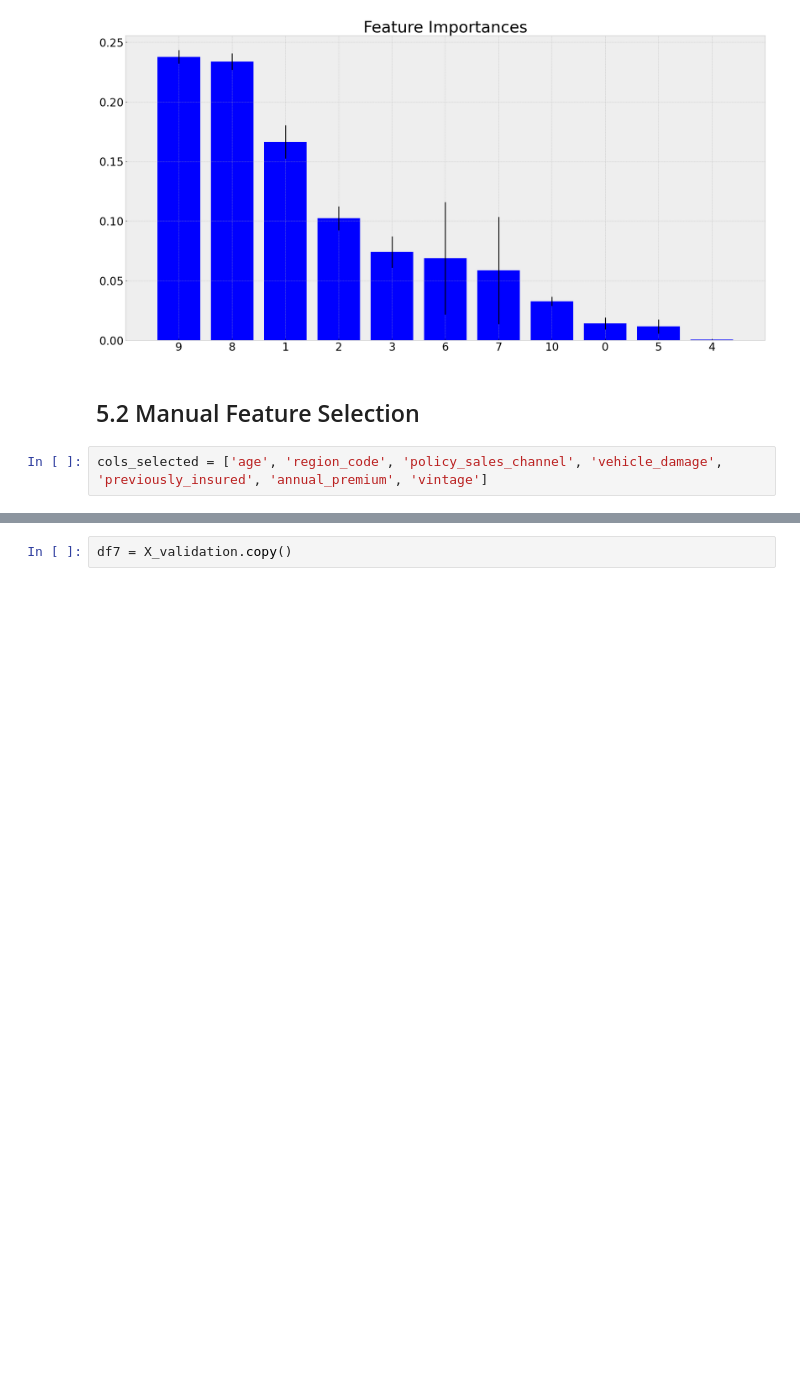
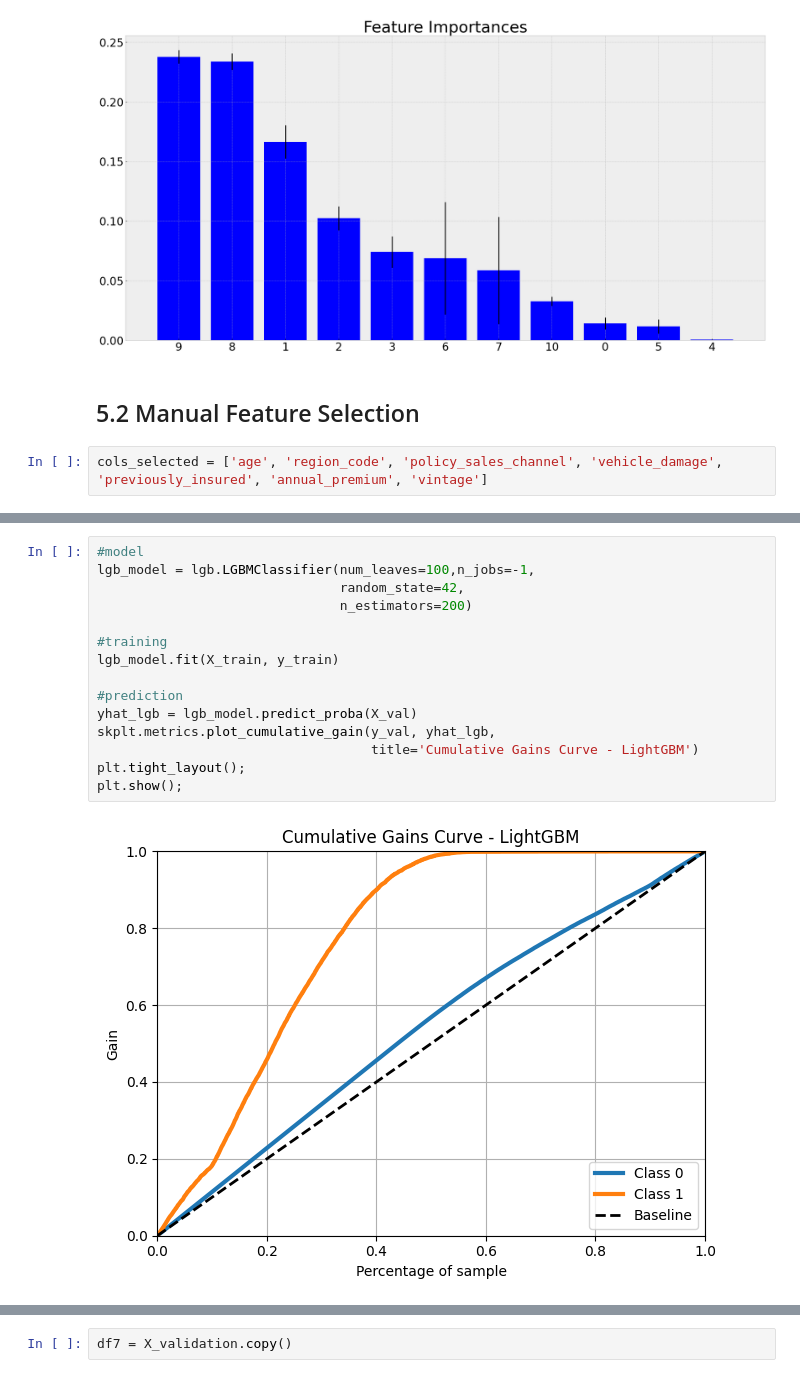
Before and after one commit to andersonrenatobonif/health_insurance, a Jupyter notebook: v01_health_insurance.ipynb, the cells around one changed output, grey strips where cells are left out. Cells and saved outputs as stored; diff of their text form; blank space fills up the shorter version.

```diff
--- a/v01_health_insurance.ipynb
+++ b/v01_health_insurance.ipynb
@@ -874,0 +898,17 @@ plt.show();
+# %%
+#model
+lgb_model = lgb.LGBMClassifier(num_leaves=100,n_jobs=-1,
+                               random_state=42,
+                               n_estimators=200)
+
+#training
+lgb_model.fit(X_train, y_train)
+
+#prediction
+yhat_lgb = lgb_model.predict_proba(X_val)
+skplt.metrics.plot_cumulative_gain(y_val, yhat_lgb,
+                                   title='Cumulative Gains Curve - LightGBM')
+plt.tight_layout();
+plt.show();
+# %% [output]
+[figure, added]
```
Also changed, not shown: parts of 45 cells of this notebook.
